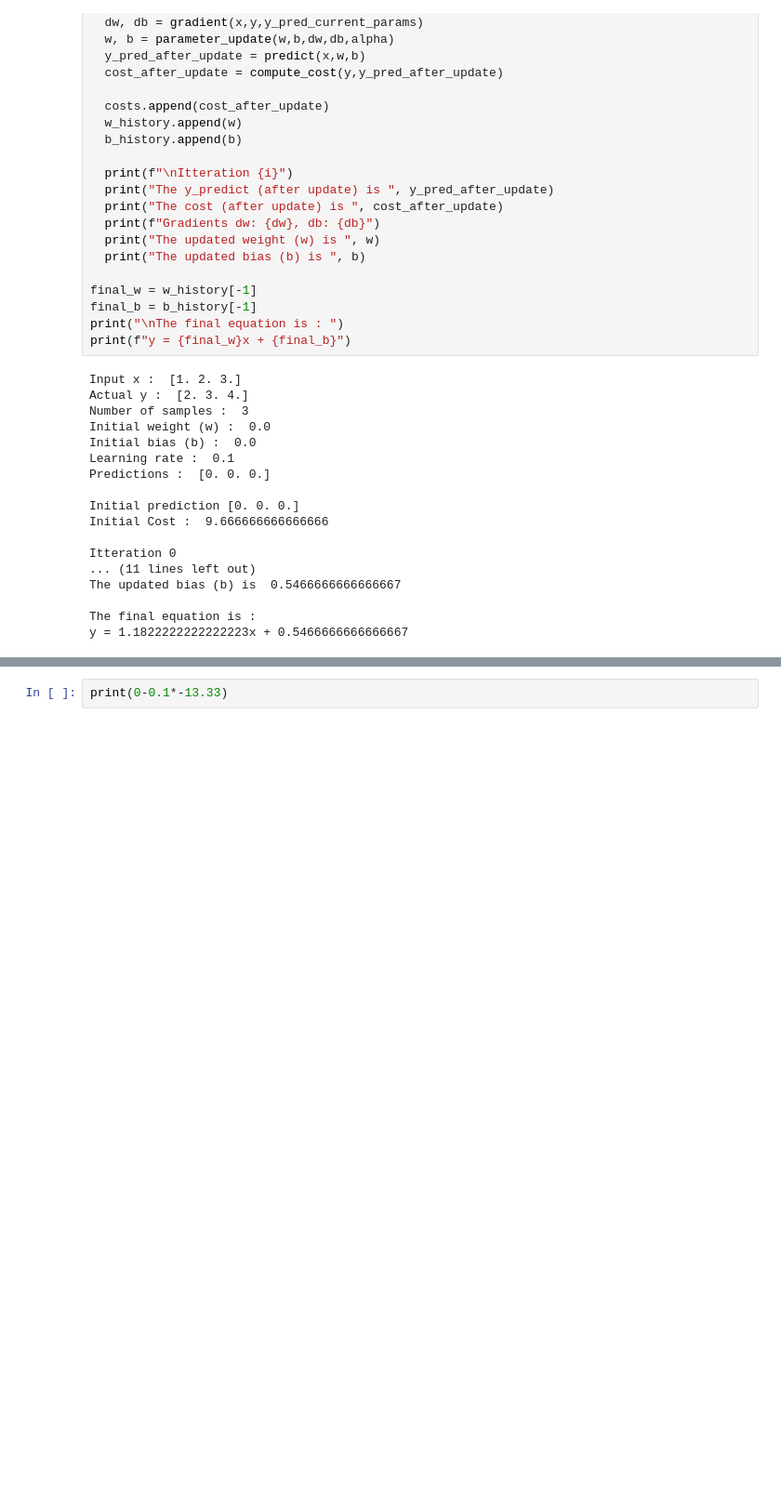
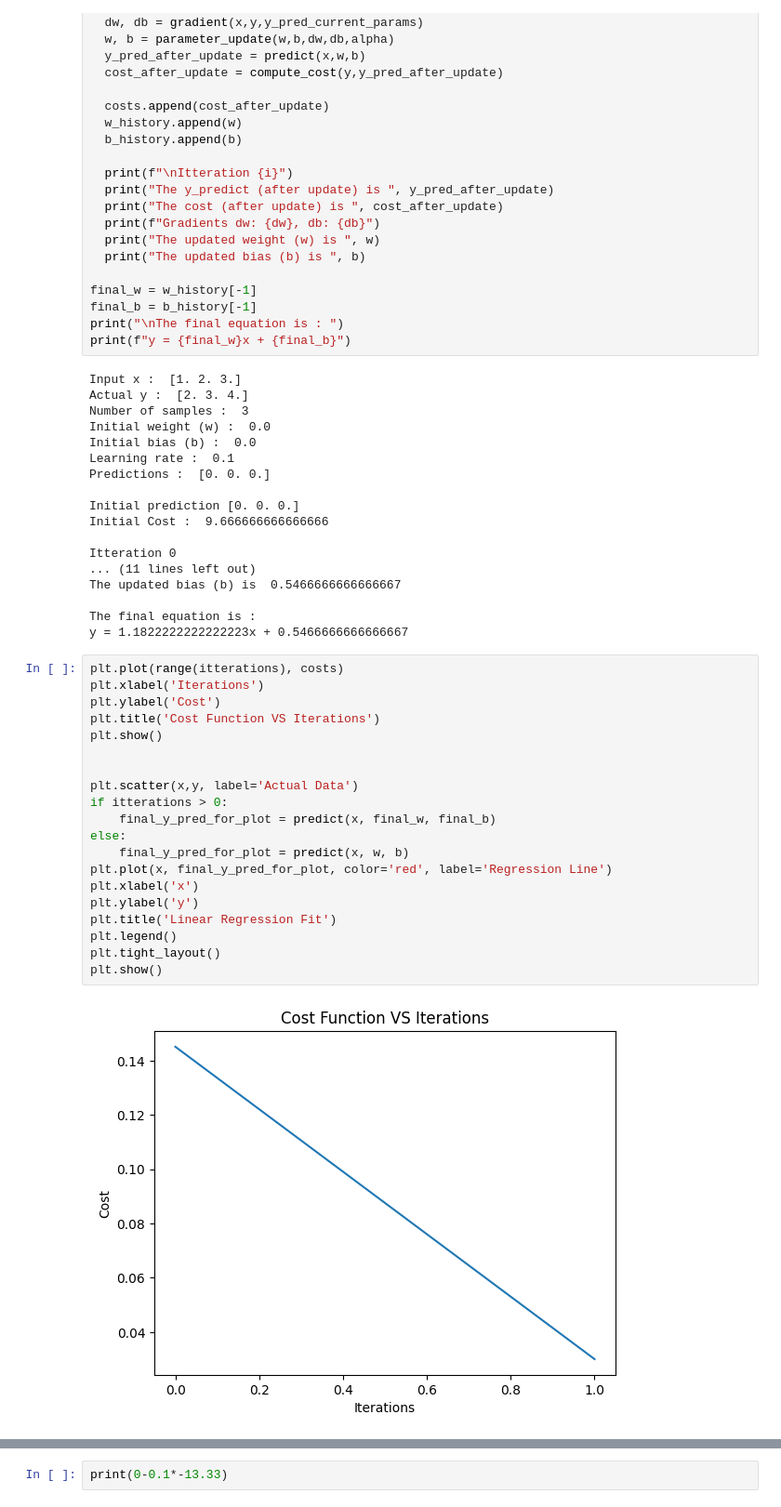
Before and after one commit to RajeshRanaGiet/AML-LAB, a Jupyter notebook: Experiment 4/AML_EXP_4.ipynb, the cells around one changed output, grey strips where cells are left out. Shown at 93% size. Saved outputs shown, nothing was run; the diff lists cells and outputs as text; blank space fills up the shorter version.

```diff
--- a/Experiment 4/AML_EXP_4.ipynb
+++ b/Experiment 4/AML_EXP_4.ipynb
@@ -89,3 +89,25 @@ The updated bias (b) is  0.5466666666666667
 
 The final equation is :
 y = 1.1822222222222223x + 0.5466666666666667
+# %%
+plt.plot(range(itterations), costs)
+plt.xlabel('Iterations')
+plt.ylabel('Cost')
+plt.title('Cost Function VS Iterations')
+plt.show()
+
+
+plt.scatter(x,y, label='Actual Data')
+if itterations > 0:
+    final_y_pred_for_plot = predict(x, final_w, final_b)
+else:
+    final_y_pred_for_plot = predict(x, w, b)
+plt.plot(x, final_y_pred_for_plot, color='red', label='Regression Line')
+plt.xlabel('x')
+plt.ylabel('y')
+plt.title('Linear Regression Fit')
+plt.legend()
+plt.tight_layout()
+plt.show()
+# %% [output]
+[figure, added]
```
Also changed, not shown: parts of 2 cells of this notebook.
